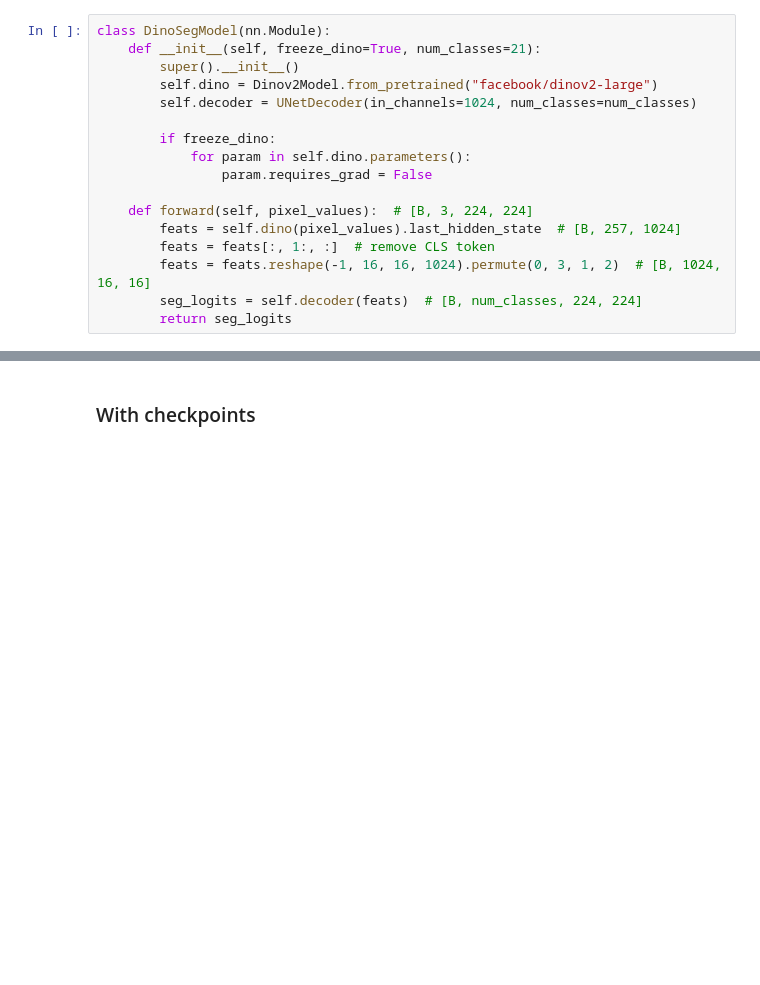
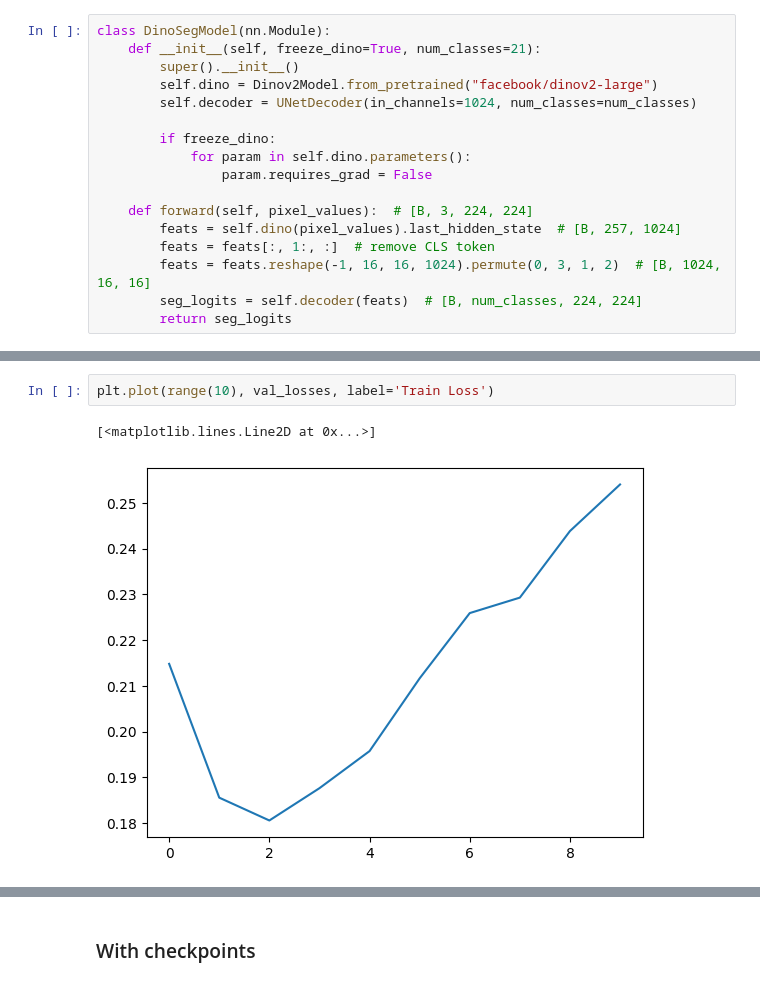
Before and after one commit to Anant4830/DINOv2-Segmentation, a Jupyter notebook: dino_seg.ipynb, the cells around one changed output, grey strips where cells are left out. Cells and saved outputs as stored; diff of their text form; blank space fills up the shorter version.

```diff
--- a/dino_seg.ipynb
+++ b/dino_seg.ipynb
@@ -298 +314,6 @@ len(train_losses), len(val_losses)
+# %%
+plt.plot(range(10), val_losses, label='Train Loss')
+# %% [output]
+[<matplotlib.lines.Line2D at 0x...>]
+[figure, added]
 # %%
```
Also changed, not shown: parts of 13 cells of this notebook, 10 other files.
